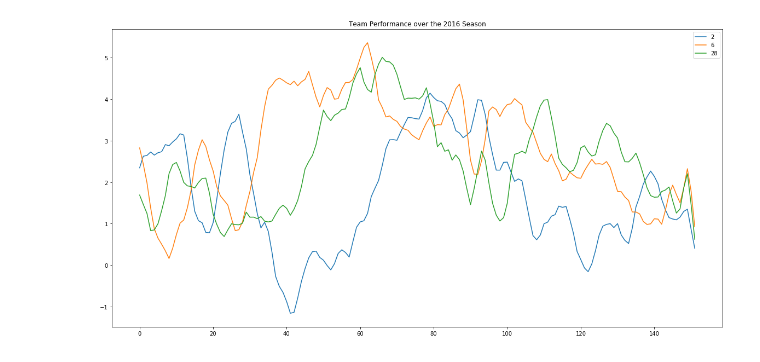
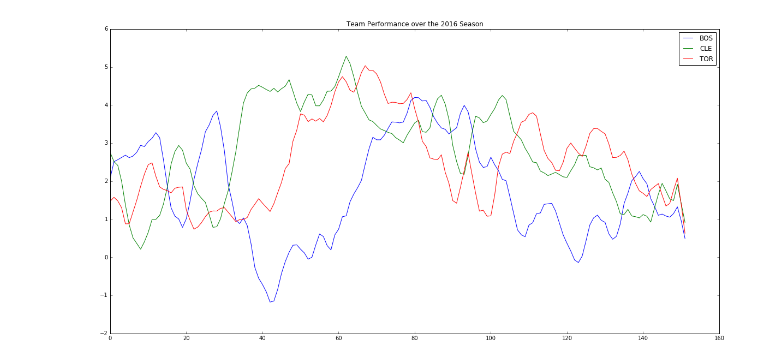
Before and after one commit to martinm43/nba_playoff_odds, a Jupyter notebook: naismith/Burke_Calc_Notebook.ipynb, the cells around one changed output. Cells and saved outputs as stored; diff of their text form; code cells hidden in the pictures.

Commit message:
Eastern Conference Top 3 Graph

```diff
--- a/naismith/Burke_Calc_Notebook.ipynb
+++ b/naismith/Burke_Calc_Notebook.ipynb
@@ -55,11 +55,12 @@ Populating the interactive namespace from numpy and matplotlib
 # %%
 #Let's try to plot several teams.
-teams_to_plot_ids=(1,5,27) #BOS, CLE, TOR
-for i in teams_to_plot_ids:
-    plt.plot(ave_burke_calcs[:,i],label=str(i+1))
+teams_to_plot=[{'team_no':1,'team_name':'BOS'},\
+                {'team_no':5,'team_name':'CLE'},\
+                {'team_no':27,'team_name':'TOR'}] #BOS, CLE, TOR
+for i in teams_to_plot:
+    plt.plot(ave_burke_calcs[:,i['team_no']],label=i['team_name'])
 plt.title('Team Performance over the 2016 Season')
 plt.legend()
 pylab.rcParams['figure.figsize'] = (20,10)
-fig.show()
 # %% [output]
-[figure, old version]
+[figure, new version]
```
Also changed, not shown: parts of 1 cell of this notebook.
